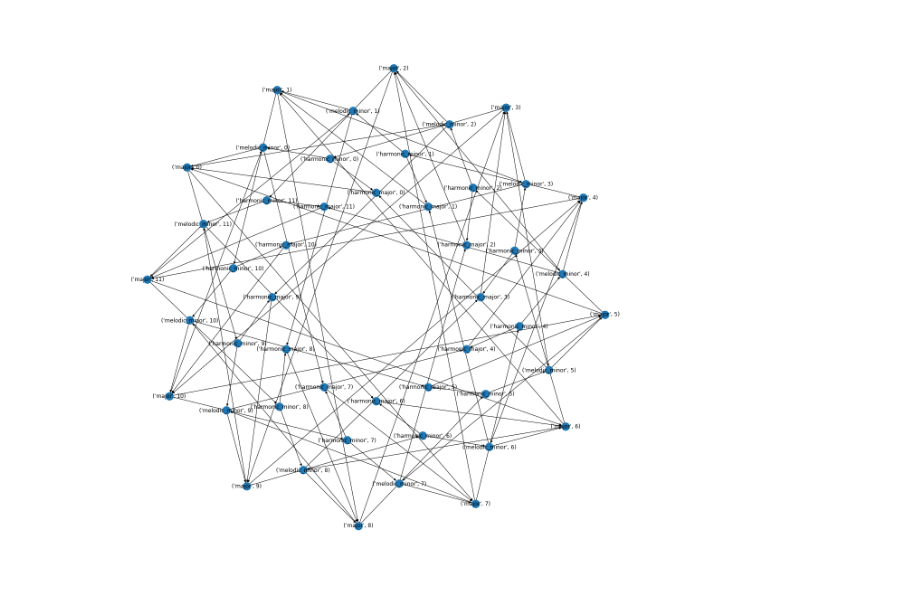
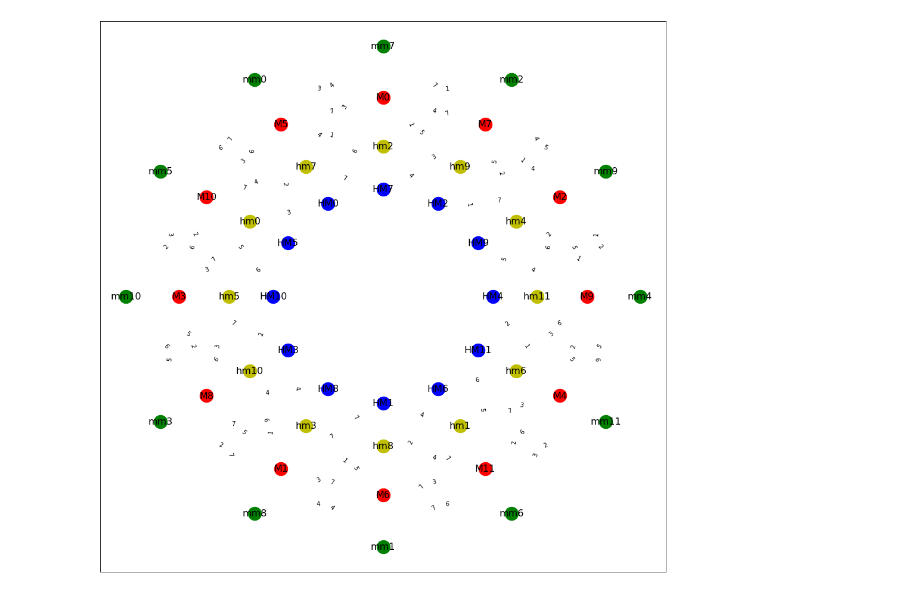
Before and after one commit to kureta/harmonic-scales, a Jupyter notebook: explore_graph.ipynb, the cells around one changed output. Saved outputs shown, nothing was run; the diff lists cells and outputs as text; code cells hidden in the pictures.

```diff
--- a/explore_graph.ipynb
+++ b/explore_graph.ipynb
@@ -28,19 +28,53 @@ while togo:
                 togo.append(adjecent)
+# %%
+indices = [(x*7) % 12 for x in range(12)]
+phi = ((np.sqrt(5)+1)/2)
 # %%
 # Check different orderings
-scales = ['harmonic_major', 'harmonic_minor', 'melodic_minor', 'major']
+scales = ['harmonic_major', 'harmonic_minor', 'major', 'melodic_minor']
+offsets = [-1, -2, 0, -1]
 def layout(graph):
     nodes = graph.nodes
-    theta = [(3 - n[1] + scales.index(n[0]) / ((np.sqrt(5)+1)/2)) * (np.pi / 6) for n in nodes]
-    rad = [scales.index(n[0]) for n in nodes]
+    theta = [(3 - indices[n[1]] - offsets[scales.index(n[0])]) * (np.pi / 6) for n in nodes]
+    rad = [scales.index(n[0])**1.1 for n in nodes]
     rad =[r*2 + 5 for r in rad]
     return {n: (r * np.cos(t), r * np.sin(t)) for n, r, t in zip(nodes, rad, theta)}
-# %%
-pos = layout(G)
-nx.draw(G, pos, with_labels=True)
-plt.show()
-# %% [output]
-[figure, removed]
+# %%
+def to_label(node):
+    mapping = {'major': 'M', 'melodic_minor': 'mm', 'harmonic_minor': 'hm', 'harmonic_major': 'HM'}
+    return f'{mapping[node[0]]}{node[1]}'
+# %%
+colors = {}
+for x in G.edges.data():
+    colors[x[:2]] = x[2]['edge_label']+1
+# %%
+majors = [n for n in G.nodes if n[0] == 'major']
+melodic_minors = [n for n in G.nodes if n[0] == 'melodic_minor']
+harmonic_majors = [n for n in G.nodes if n[0] == 'harmonic_major']
+harmonic_minors = [n for n in G.nodes if n[0] == 'harmonic_minor']
+
+labels = {node: to_label(node) for node in G.nodes}
+pos = layout(G)
+
+nx.draw_networkx_nodes(G, pos, nodelist=majors, node_color="r", node_size=500)
+nx.draw_networkx_nodes(G, pos, nodelist=melodic_minors, node_color="g", node_size=500)
+nx.draw_networkx_nodes(G, pos, nodelist=harmonic_majors, node_color="b", node_size=500)
+nx.draw_networkx_nodes(G, pos, nodelist=harmonic_minors, node_color="y", node_size=500)
+nx.draw_networkx_labels(G, pos, labels, font_size=16)
+
+nx.draw_networkx_edges(
+    G,
+    pos,
+    edgelist=edges,
+    width=5,
+    alpha=0.5,
+    edge_color="b",
+)
+nx.draw_networkx_edge_labels(G, pos, edge_labels=colors)
+
+plt.show()
+# %% [output]
+[figure, added]
 # %%
 pred, dist = nx.dijkstra_predecessor_and_distance(G, ('major', 0))
 # %%
```
Also changed, not shown: parts of 8 cells of this notebook, 1 other file.
